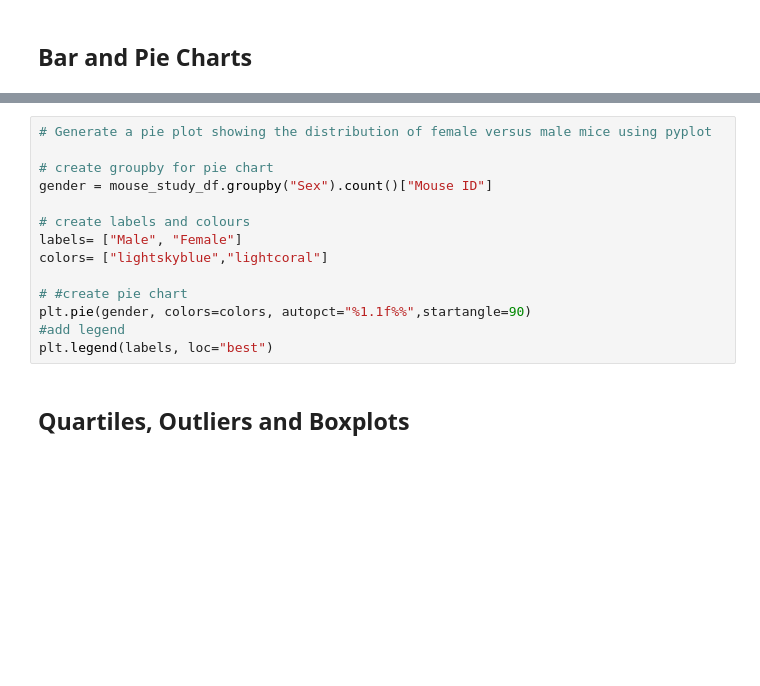
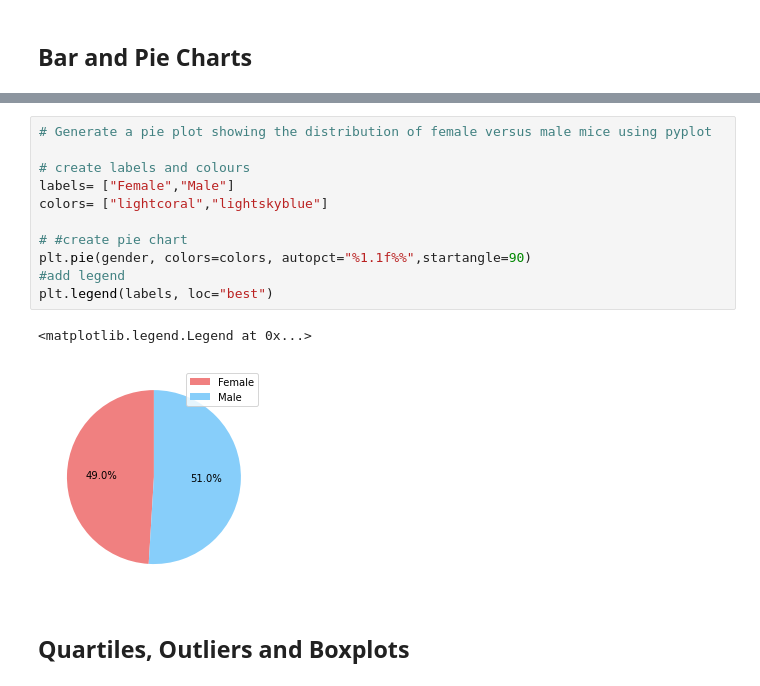
Before and after one commit to Kevin-McConchie/matplotlib-plots, a Jupyter notebook: pymaceuticals_Inc..ipynb, the cells around one changed output, grey strips where cells are left out. Cells and saved outputs as stored; diff of their text form; blank space fills up the shorter version.

```diff
--- a/pymaceuticals_Inc..ipynb
+++ b/pymaceuticals_Inc..ipynb
@@ -186,17 +194,17 @@ Text(0, 0.5, 'Number of Mice')
 # %%
 # Generate a pie plot showing the distribution of female versus male mice using pyplot
 
-# create groupby for pie chart
-gender = mouse_study_df.groupby("Sex").count()["Mouse ID"]
-
 # create labels and colours
-labels= ["Male", "Female"]
-colors= ["lightskyblue","lightcoral"]
+labels= ["Female","Male"]
+colors= ["lightcoral","lightskyblue"]
 
 # #create pie chart
 plt.pie(gender, colors=colors, autopct="%1.1f%%",startangle=90)
 #add legend
 plt.legend(labels, loc="best")
+# %% [output]
+<matplotlib.legend.Legend at 0x...>
+[figure, added]
 # %% [markdown]
 ## Quartiles, Outliers and Boxplots
 # %%
```
Also changed, not shown: parts of 7 cells of this notebook, 1 other file.
